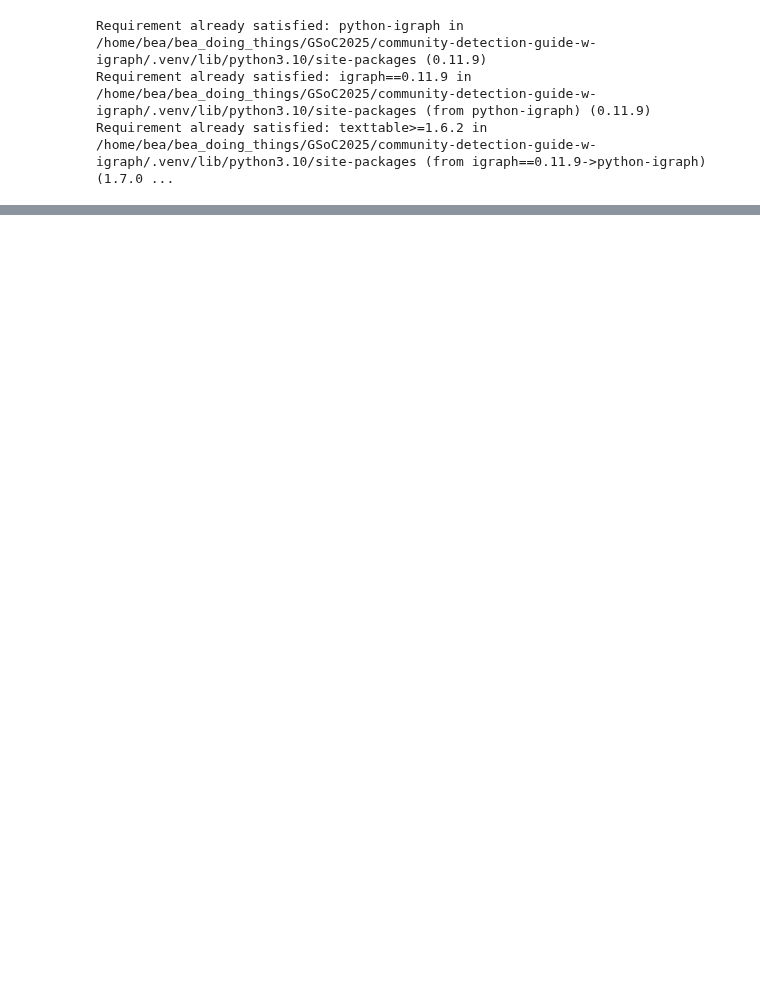
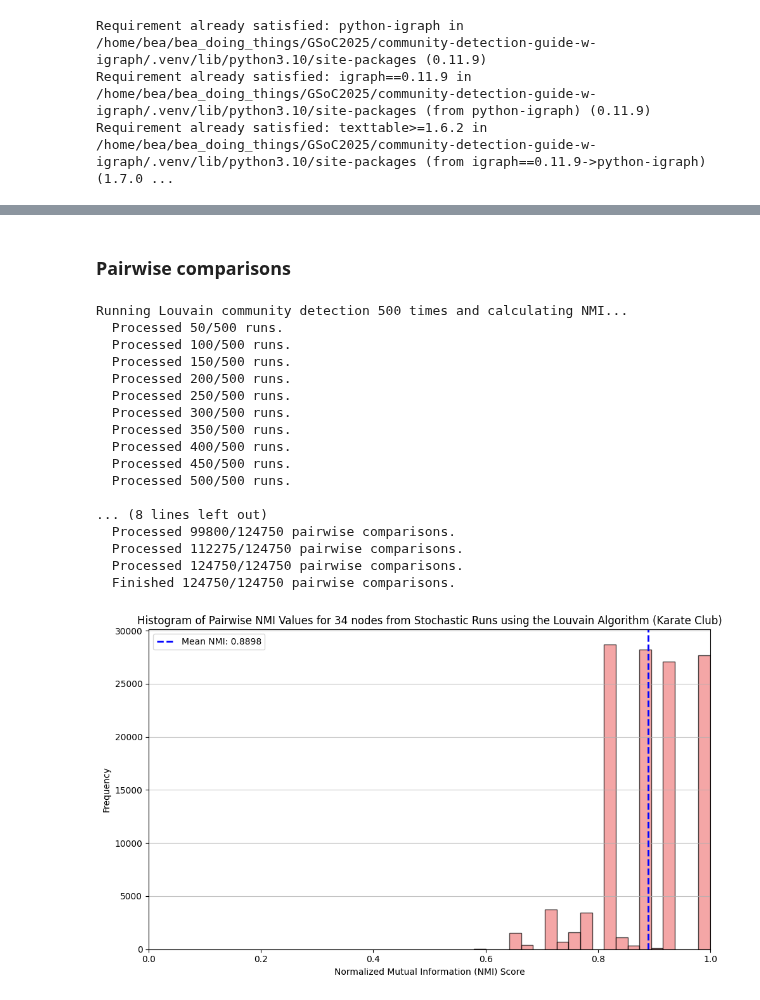
Before and after one commit to BeaMarton13/community-detection-guide-w-igraph, a Jupyter notebook: notebooks/test_community_structure.ipynb, the cells around one changed output, grey strips where cells are left out. Saved outputs shown, nothing was run; the diff lists cells and outputs as text; code cells hidden in the pictures; blank space fills up the shorter version.

```diff
--- a/notebooks/test_community_structure.ipynb
+++ b/notebooks/test_community_structure.ipynb
@@ -104,0 +123,27 @@ Running Louvain community detection 500 times and calculating NMI...
+# %% [markdown]
+### Pairwise comparisons
+# %%
+title = f'Histogram of Pairwise NMI Values for {karate_club.vcount()} nodes from Stochastic Runs using the Louvain Algorithm (Karate Club)'
+all_partitions = run_stochastic_community_detection(karate_club, reference_partition_karate_club, 500, community_detection_method="multilevel", return_partitions=True)
+pairwise_nmi_values = calculate_pairwise_nmi(all_partitions)
+
+plot_nmi_histogram(karate_club, pairwise_nmi_values, title)
+# %% [output]
+Running Louvain community detection 500 times and calculating NMI...
+  Processed 50/500 runs.
+  Processed 100/500 runs.
+  Processed 150/500 runs.
+  Processed 200/500 runs.
+  Processed 250/500 runs.
+  Processed 300/500 runs.
+  Processed 350/500 runs.
+  Processed 400/500 runs.
+  Processed 450/500 runs.
+  Processed 500/500 runs.
+
+... (8 lines left out)
+  Processed 99800/124750 pairwise comparisons.
+  Processed 112275/124750 pairwise comparisons.
+  Processed 124750/124750 pairwise comparisons.
+  Finished 124750/124750 pairwise comparisons.
+[figure, added]
```
Also changed, not shown: parts of 17 cells of this notebook, 1 other file.
